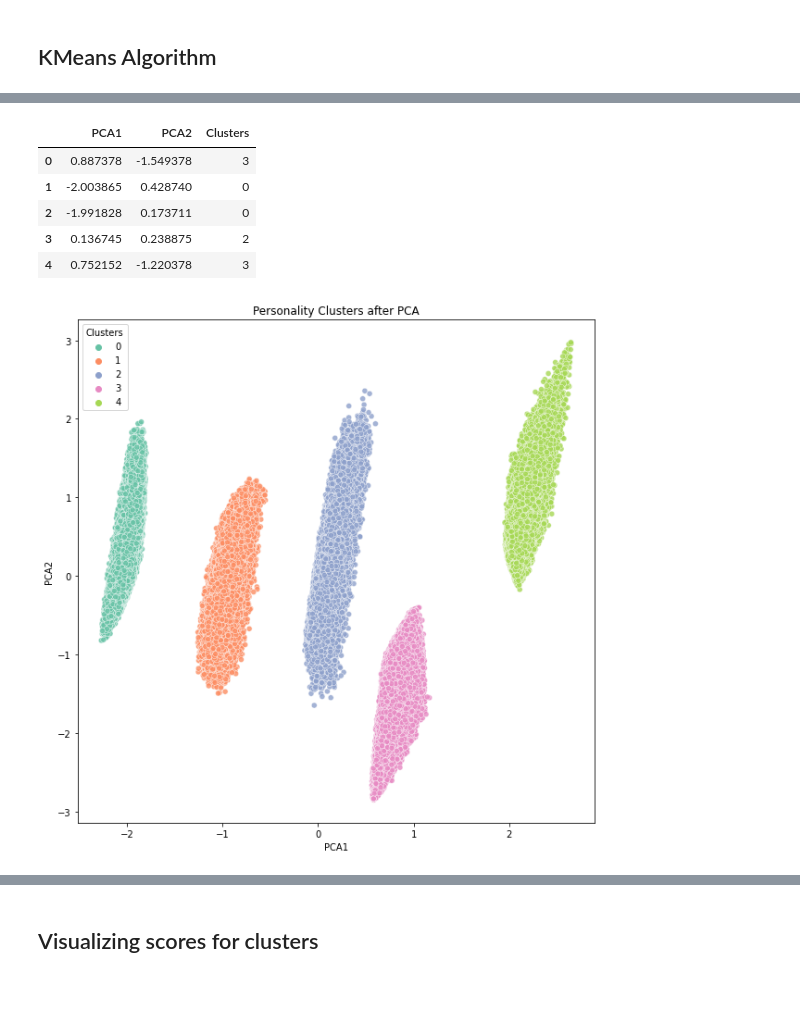
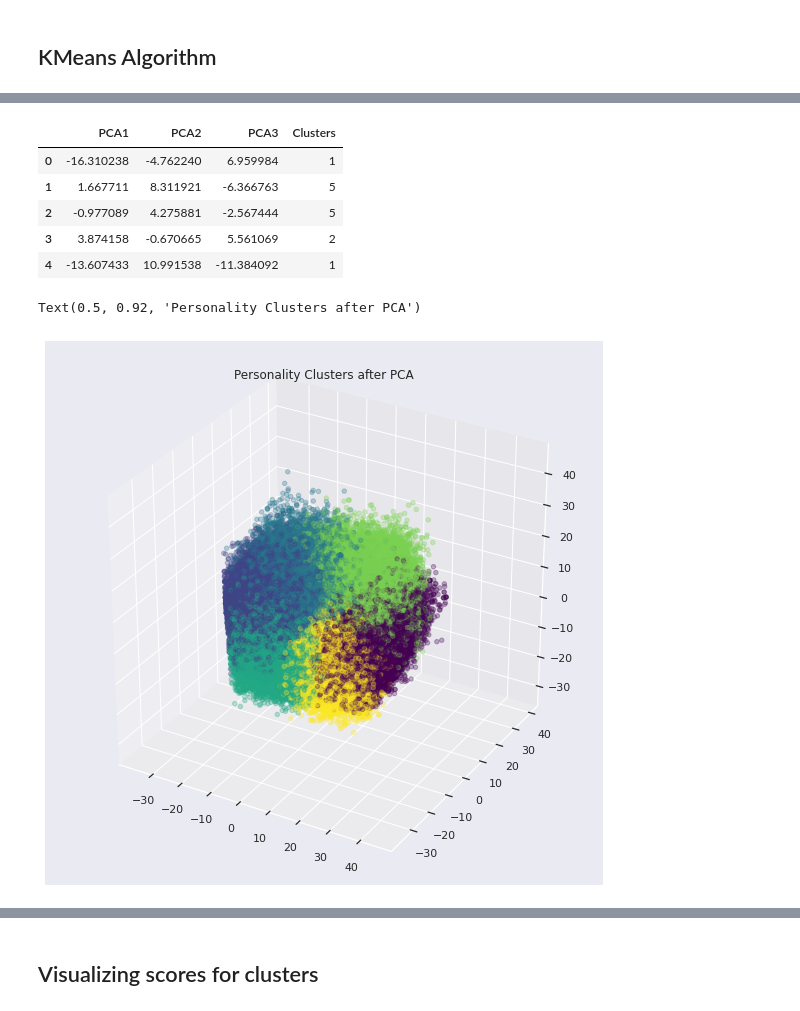
Before and after one commit to RiyaTasgaonkar/OCEAN-clustering, a Jupyter notebook: Clustering.ipynb, the cells around one changed output, grey strips where cells are left out. Drawn from its saved outputs; the diff is of its cells as text; code cells hidden in the pictures.

```diff
--- a/Clustering.ipynb
+++ b/Clustering.ipynb
@@ -100,3 +63,12 @@ df = pd.DataFrame(df, columns = columns[1:51])
+# %%
+df['E'] = 20 + df['EXT1'] - df['EXT2'] + df['EXT3'] - df['EXT4'] + df['EXT5'] - df['EXT6'] + df['EXT7'] - df['EXT8'] + df['EXT9'] - df['EXT10']
+df['A'] = 14 - df['AGR1'] + df['AGR2'] - df['AGR3'] + df['AGR4'] - df['AGR5'] + df['AGR6'] - df['AGR7'] + df['AGR8'] + df['AGR9'] + df['AGR10']
+df['C'] = 14 + df['CSN1'] - df['CSN2'] + df['CSN3'] - df['CSN4'] + df['CSN5'] - df['CSN6'] + df['CSN7'] - df['CSN8'] + df['CSN9'] + df['CSN10']
+df['N'] = 38 - df['EST1'] + df['EST2'] - df['EST3'] + df['EST4'] - df['EST5'] - df['EST6'] - df['EST7'] - df['EST8'] - df['EST9'] - df['EST10']
+df['O'] = 8 + df['OPN1'] - df['OPN2'] + df['OPN3'] - df['OPN4'] + df['OPN5'] - df['OPN6'] + df['OPN7'] + df['OPN8'] + df['OPN9'] + df['OPN10']
+# %%
+columns = ['O', 'C', 'E', 'A', 'N']
+df = df[columns]
 # %%
 df.head()
 # %% [output]
@@ -122,7 +100,7 @@ visualizer.show()
 # %% [markdown]
 ## KMeans Algorithm
 # %%
-kmeans = KMeans(n_clusters = 5)
+kmeans = KMeans(n_clusters = 6)
 k_fit = kmeans.fit(df)
 # %%
 predictions = k_fit.labels_
@@ -156,25 +145,27 @@ counts.plot.bar()
 # %%
 from sklearn.decomposition import PCA
 
-pca = PCA(n_components=2)
+pca = PCA(n_components=3)
 pca_fit = pca.fit_transform(df)
 
-df_pca = pd.DataFrame(data = pca_fit, columns=['PCA1', 'PCA2'])
+df_pca = pd.DataFrame(data = pca_fit, columns=['PCA1', 'PCA2', 'PCA3'])
 df_pca['Clusters'] = predictions
 df_pca.head()
 # %% [output]
-|  | PCA1 | PCA2 | Clusters |
-| 0 | 0.887378 | -1.549378 | 3 |
-| 1 | -2.003865 | 0.428740 | 0 |
-| 2 | -1.991828 | 0.173711 | 0 |
-| 3 | 0.136745 | 0.238875 | 2 |
-| 4 | 0.752152 | -1.220378 | 3 |
+|  | PCA1 | PCA2 | PCA3 | Clusters |
+| 0 | -16.310238 | -4.762240 | 6.959984 | 1 |
+| 1 | 1.667711 | 8.311921 | -6.366763 | 5 |
+| 2 | -0.977089 | 4.275881 | -2.567444 | 5 |
+| 3 | 3.874158 | -0.670665 | 5.561069 | 2 |
+| 4 | -13.607433 | 10.991538 | -11.384092 | 1 |
 # %%
 plt.figure(figsize=(10,10))
-sns.scatterplot(data = df_pca, x='PCA1', y='PCA2', hue='Clusters', palette ='Set2', alpha = 0.8)
-plt.title('Personality Clusters after PCA');
+ax = plt.axes(projection='3d')
+ax.scatter3D(df_pca['PCA1'], df_pca['PCA2'], df_pca['PCA3'], c=df_pca['Clusters'], cmap='viridis', alpha=0.3)
+plt.title('Personality Clusters after PCA')
 # %% [output]
+Text(0.5, 0.92, 'Personality Clusters after PCA')
-[figure, old version]
+[figure, new version]
 # %%
 pd.options.display.max_columns = 150
 df.groupby('Clusters').mean()
```
Also changed, not shown: parts of 19 cells of this notebook, 4 other files.
